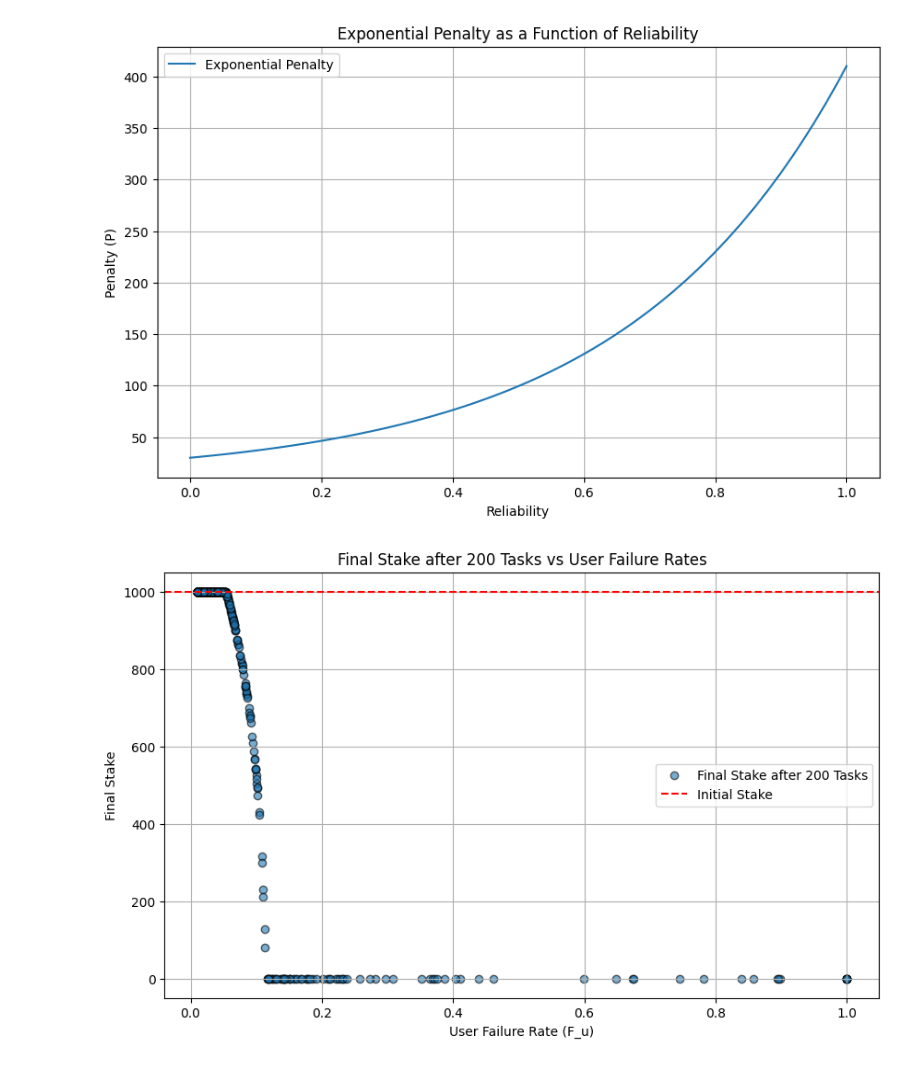
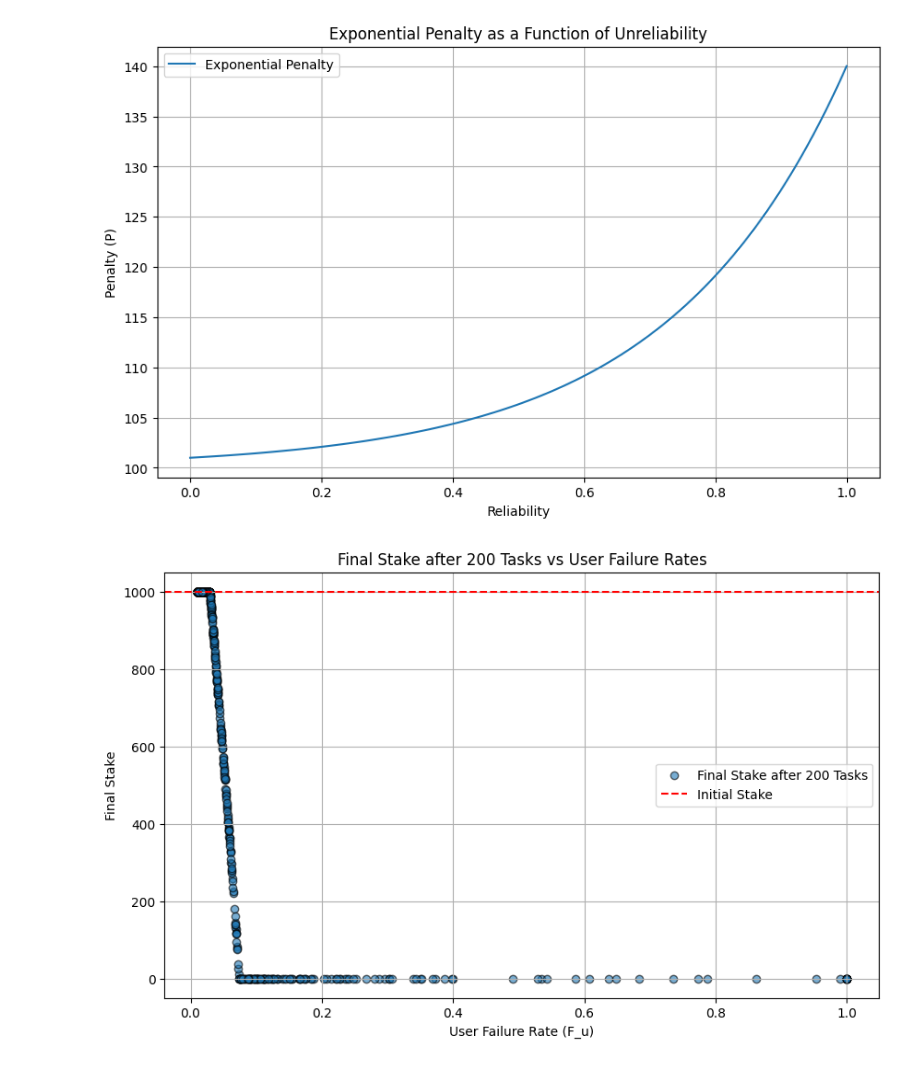
Before and after one commit to RedChainLab/Reliability-Is-Blind-Collective-Incentives, a Jupyter notebook: 2024-07-17_Ruin-Theory/05-Accelerated_Slashing_Strategy.ipynb, the cells around one changed output. Saved outputs shown, nothing was run; the diff lists cells and outputs as text; code cells hidden in the pictures.

```diff
--- a/2024-07-17_Ruin-Theory/05-Accelerated_Slashing_Strategy.ipynb
+++ b/2024-07-17_Ruin-Theory/05-Accelerated_Slashing_Strategy.ipynb
@@ -64,9 +64,9 @@ F_t = 0.2   # desired failure rate
 num_tasks = 200  # number of tasks
 
 # Exponential slashing parameters
-alpha = 20.0
-beta = 1.0
-omega = 10.0
+alpha = 40.0
+beta = 0.0
+omega = 100.0
 
 # Calculate overall task failure rate for each user failure rate
 F_values = calculate_failure_rate(F_u_values, mean_F_u)
@@ -79,36 +79,36 @@ for _ in range(num_tasks):
     reliability = (S_0 - stakes) / S_0
     P_values = exponential_penalty(reliability, alpha, beta, omega)
     L_net_values = net_loss_per_task(F_values, P_values, F_t)
 
     stakes += -L_net_values
     stakes = np.maximum(stakes, 0)  # Ensure stakes do not fall below 0
     stakes = np.minimum(stakes, S_0)  # Ensure stakes do not fall below 0
 
 # Plot the penalty as an exponential function of reliability
 plt.figure(figsize=(10, 6))
 reliability_range = np.linspace(0, 1, 100)
 penalty_values = exponential_penalty(reliability_range, alpha, beta, omega)
 plt.plot(reliability_range, penalty_values, label='Exponential Penalty')
 plt.xlabel('Reliability')
 plt.ylabel('Penalty (P)')
-plt.title('Exponential Penalty as a Function of Reliability')
+plt.title('Exponential Penalty as a Function of Unreliability')
 plt.legend()
 plt.grid(True)
 plt.show()
 
 # Plot the final stakes after the specified number of tasks
 plt.figure(figsize=(10, 6))
 plt.scatter(F_u_values, stakes, alpha=0.6, edgecolor='black', label='Final Stake after ' + str(num_tasks) + ' Tasks')
 plt.axhline(S_0, color='r', linestyle='--', label='Initial Stake')
 plt.xlabel('User Failure Rate (F_u)')
 plt.ylabel('Final Stake')
 plt.title('Final Stake after ' + str(num_tasks) + ' Tasks vs User Failure Rates')
 plt.legend()
 plt.grid(True)
 plt.show()
 # %% [output]
-[figure, old version]
+[figure, new version]
-[figure, old version]
+[figure, new version]
 # %% [markdown]
 We can effectively create a slashing effect where the first few errors or the rare errors are punished very lightly compare to the more repetitive errors which are punished with way more severity.
 
```
Also changed, not shown: parts of 2 cells of this notebook, 3 other files.
